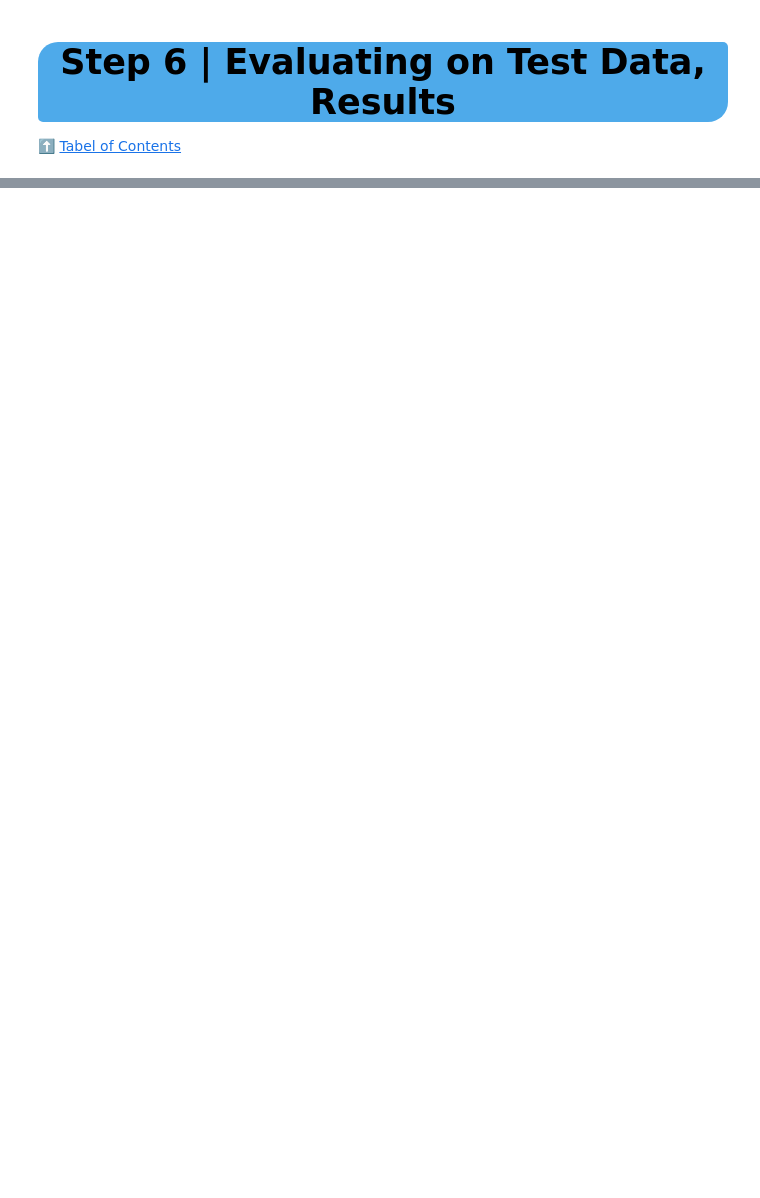
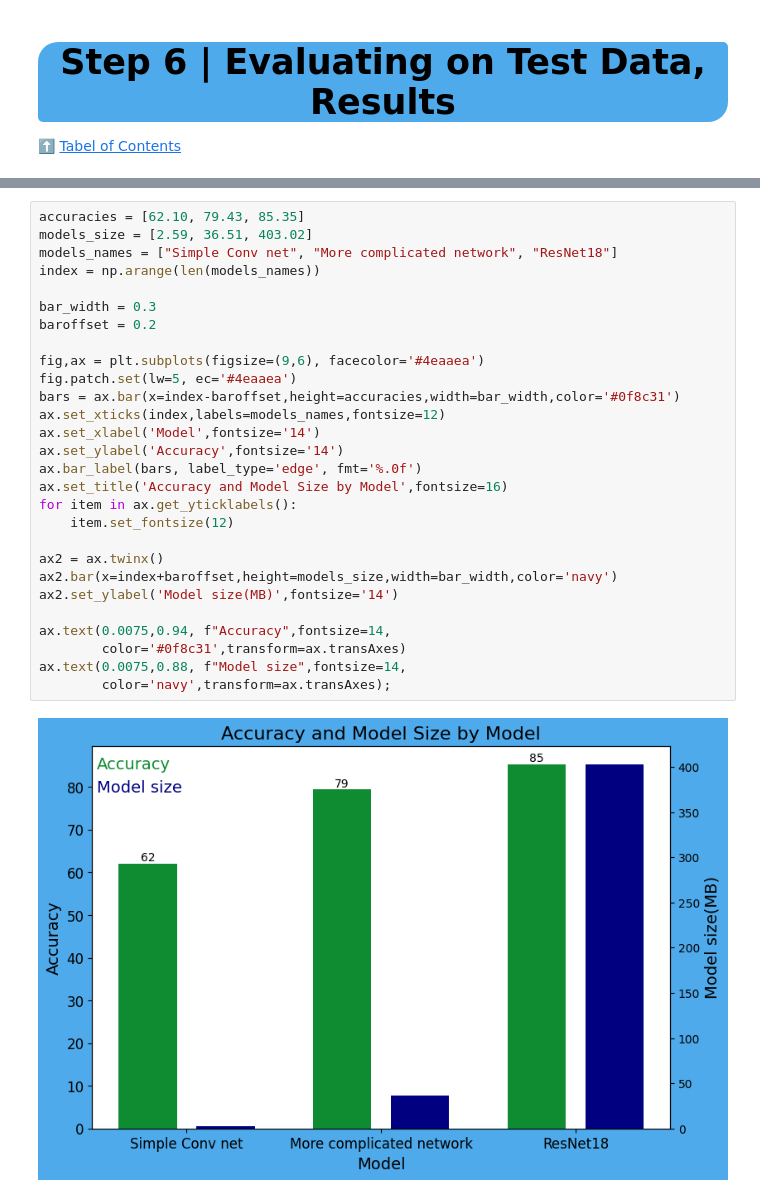
Before and after one commit to DzmitryPihulski/CIFAR-10-Image-Classifier, a Jupyter notebook: main.ipynb, the cells around one changed output, grey strips where cells are left out. Saved outputs shown, nothing was run; the diff lists cells and outputs as text; blank space fills up the shorter version.

```diff
--- a/main.ipynb
+++ b/main.ipynb
@@ -229,0 +289,30 @@ Estimated Total Size (MB): 403.02
+# %%
+accuracies = [62.10, 79.43, 85.35]
+models_size = [2.59, 36.51, 403.02]
+models_names = ["Simple Conv net", "More complicated network", "ResNet18"]
+index = np.arange(len(models_names))
+
+bar_width = 0.3
+baroffset = 0.2
+
+fig,ax = plt.subplots(figsize=(9,6), facecolor='#4eaaea')
+fig.patch.set(lw=5, ec='#4eaaea')
+bars = ax.bar(x=index-baroffset,height=accuracies,width=bar_width,color='#0f8c31')
+ax.set_xticks(index,labels=models_names,fontsize=12)
+ax.set_xlabel('Model',fontsize='14')
+ax.set_ylabel('Accuracy',fontsize='14')
+ax.bar_label(bars, label_type='edge', fmt='%.0f')
+ax.set_title('Accuracy and Model Size by Model',fontsize=16)
+for item in ax.get_yticklabels():
+    item.set_fontsize(12)
+
+ax2 = ax.twinx()
+ax2.bar(x=index+baroffset,height=models_size,width=bar_width,color='navy')
+ax2.set_ylabel('Model size(MB)',fontsize='14')
+
+ax.text(0.0075,0.94, f"Accuracy",fontsize=14,
+        color='#0f8c31',transform=ax.transAxes)
+ax.text(0.0075,0.88, f"Model size",fontsize=14,
+        color='navy',transform=ax.transAxes);
+# %% [output]
+[figure, added]
```
Also changed, not shown: parts of 7 cells of this notebook, 6 other files.
